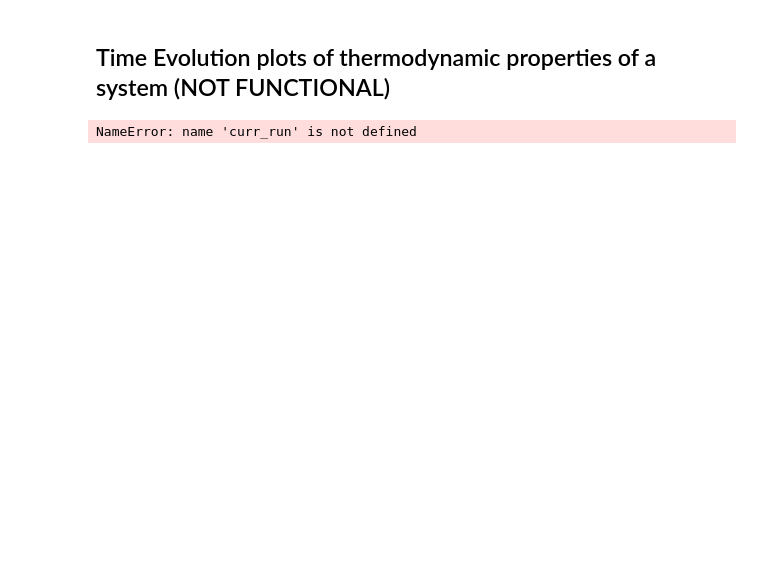
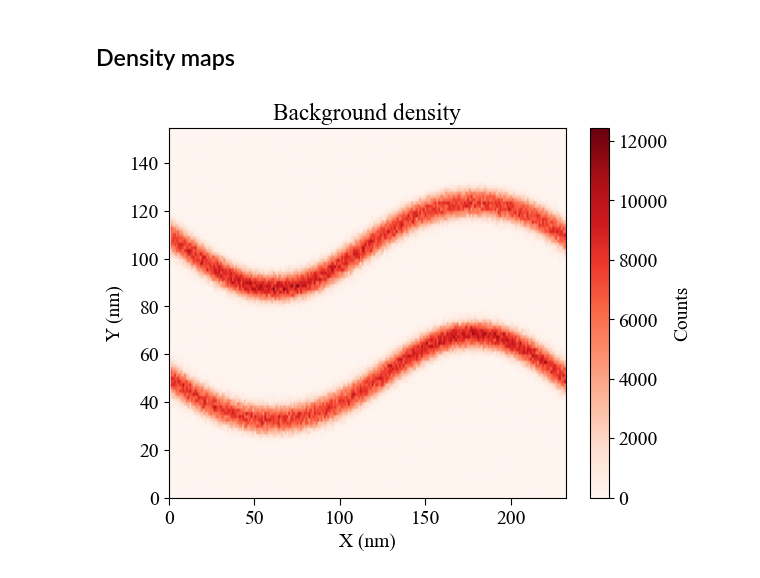
Before and after one commit to rnl434/OrgannelleReconstruction, a Jupyter notebook: SystemAnalyzer/SystemVisualizer.ipynb, the cells around one changed output. Drawn from its saved outputs; the diff is of its cells as text; code cells hidden in the pictures; blank space fills up the shorter version.

```diff
--- a/SystemAnalyzer/SystemVisualizer.ipynb
+++ b/SystemAnalyzer/SystemVisualizer.ipynb
@@ -71,16 +0,0 @@ Text(0.5, 0.98, 'Curvature Landscape')
-# %% [markdown]
-## Time Evolution plots of thermodynamic properties of a system (NOT FUNCTIONAL)
-# %%
-fname = "energy_eq_3SOL.xvg"
-time, energy = load_xvg_file(fname, curr_run=curr_run)
-time = time / 1000  # Convert time from ps to ns
-cutoff = 0
-
-plt.figure(figsize=(10, 6))
-plt.plot(time[cutoff:], energy[cutoff:], color='blue')
-plt.xlabel('Time (ns)', fontsize=14)
-plt.ylabel('Energy (kJ/mol)', fontsize=14)
-plt.title('Energy vs Time', fontsize=16)
-plt.grid()
-# %% [output]
-NameError: name 'curr_run' is not defined
@@ -99,0 +1,47 @@ plot_grouped_data(data_list, x_axes=x_labels, y_axis=y_labels, title=title, colo
+# %%
+import sys
+sys.path.append('..')
+
+from include import *
+from analyzer_functions import *
+
+
+# Loading the config file
+with open("system.conf", "r") as f:
+    cfg = yaml.safe_load(f)
+
+# Paths
+sys_path = get_path(sub_path=cfg["paths"]["system"])
+out_path = get_path(sub_path=cfg["paths"]["output"], main_path=sys_path)
+rep_path = get_path(sub_path=cfg["paths"]["replicate"], main_path=out_path)
+calm_path = get_path(sub_path=cfg["paths"]["calm"], main_path=rep_path)
+
+# Files (Full paths to the files)
+xtc = os.path.join(rep_path, cfg["files"]["xtc"])
+pdb = os.path.join(rep_path, cfg["files"]["pdb"])
+tpr = os.path.join(rep_path, cfg["files"]["tpr"])
+dim = os.path.join(calm_path, cfg["files"]["dim"])
+leaflets = os.path.join(out_path, cfg["files"]["leaflets"])
+densmapBG = os.path.join(rep_path, cfg["files"]["densmapBG"])
+densmapCDL0 = os.path.join(rep_path, cfg["files"]["densmapCDL0"])
+densmapPOPC = os.path.join(rep_path, cfg["files"]["densmapPOPC"])
+
+# beads
+selections = cfg["beads"]
+# %% [markdown]
+## Density maps
+# %%
+# Background density map
+data_BG = load_dat(densmapBG)
+trj_idxs, boxsizes = load_CALM_dimensions(dim)
+boxsize = boxsizes[0]
+
+# Plotting
+fig, ax = plt.subplots()
+im = ax.imshow(data_BG.T, origin="lower", extent=(0, boxsize[0], 0, boxsize[1]), aspect="auto", cmap="Reds")#, norm=norm)
+fig.colorbar(im, ax=ax, label="Counts")
+ax.set_xlabel("X (nm)")
+ax.set_ylabel("Y (nm)")
+ax.set_title("Background density");
+# %% [output]
+[figure, added]
```
Also changed, not shown: parts of 5 cells of this notebook, 7 other files.
